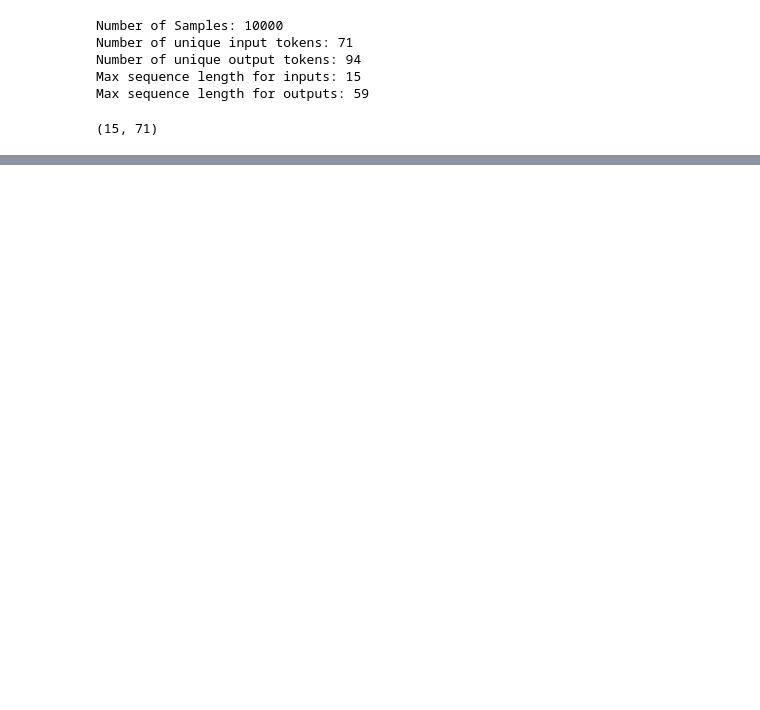
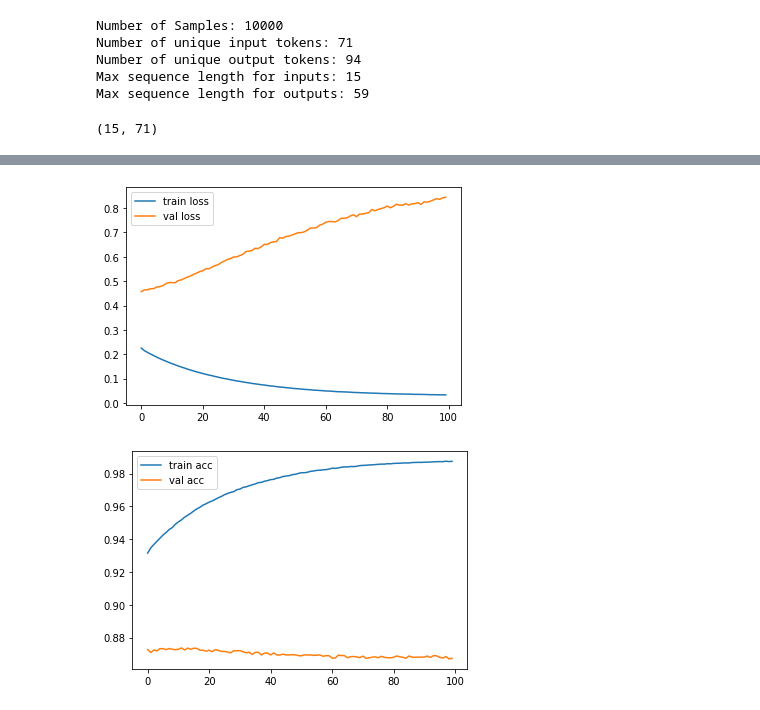
Before and after one commit to ujwal-sah/french_english_machine_translation, a Jupyter notebook: 10_machibe_translation.ipynb, the cells around one changed output, grey strips where cells are left out. Saved outputs shown, nothing was run; the diff lists cells and outputs as text; code cells hidden in the pictures; blank space fills up the shorter version.

```diff
--- a/10_machibe_translation.ipynb
+++ b/10_machibe_translation.ipynb
@@ -88,12 +123,12 @@ encoder_input_data[0].shape
 # define an input sequence and process it
 encoder_inputs = Input(shape=(None, num_encoder_tokens))
 encoder = LSTM(latent_dim, return_state=True)
-decoder_outputs, state_h, state_c = encoder(encoder_inputs)
+encoder_outputs, state_h, state_c = encoder(encoder_inputs)
 # we discard "encoder_outputs" and only keep the states
 encoder_states = [state_h, state_c]
 # %%
 # set up the decoder, using "encoder_states" as initial state
-decoder_inputs = Input(shape=(None, num_encoder_tokens))
+decoder_inputs = Input(shape=(None, num_decoder_tokens))
 # we set up our decoder to return full output sequences,
 # and to return internal states as well. We don't use the
 # return states in the training model, but we will use them in inference.
@@ -106,9 +141,3 @@ decoder_outputs = decoder_dense(decoder_outputs)
 # define the model that will turn
 # encoder_input_data & decoder_input_data into decoder_target_data
 model = Model([encoder_inputs, decoder_inputs], decoder_outputs)
-
-# run training
-model.compile(optimizer="rmsprop", loss="categorical_crossentropy",
-             metrics=["accuracy"])
-model.fit([encoder_input_data, decoder_input_data], decoder_target_data,
-         batch_size=batch_size, epochs=epochs, validation_split=0.2)
@@ -120,0 +148,4 @@ ValueError: in user code:
+# %%
+#fit
+model_history = model.fit([encoder_input_data, decoder_input_data], decoder_target_data,
+         batch_size=batch_size, epochs=epochs, validation_split=0.2)
@@ -120,0 +173,15 @@ ValueError: in user code:
+# %%
+# plot the loss
+plt.plot(model_history.history['loss'], label='train loss')
+plt.plot(model_history.history['val_loss'], label='val loss')
+plt.legend()
+plt.show()
+
+# plot the accuracy
+plt.plot(model_history.history['accuracy'], label='train acc')
+plt.plot(model_history.history['val_accuracy'], label='val acc')
+plt.legend()
+plt.show()
+# %% [output]
+[figure, added]
+[figure, added]
```
Also changed, not shown: parts of 12 cells of this notebook, 1 other file.
